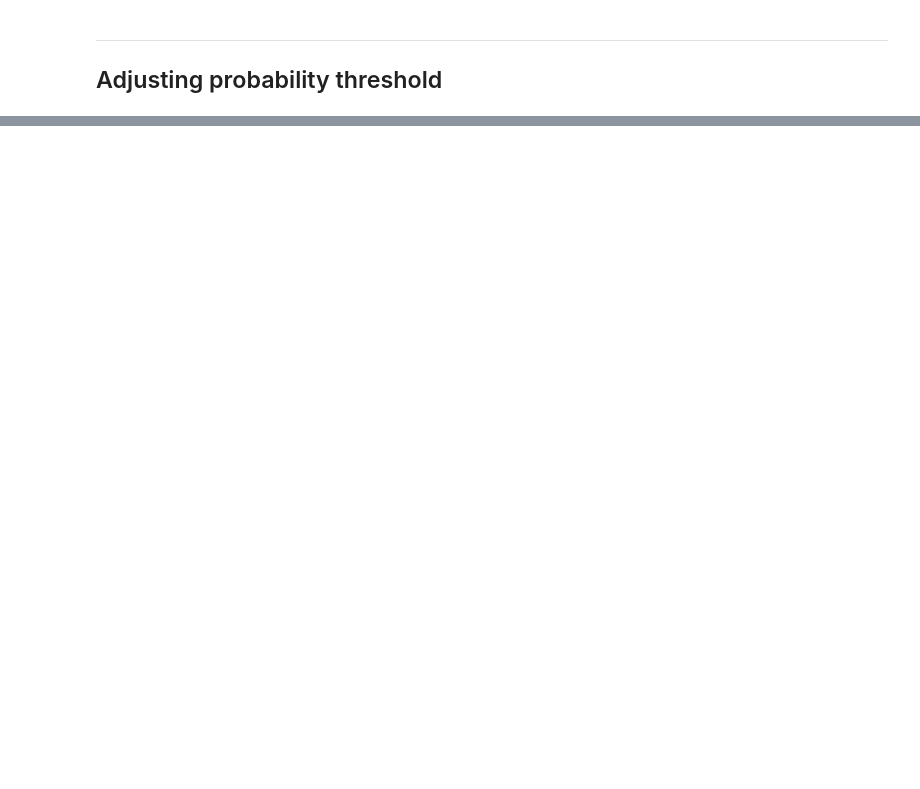
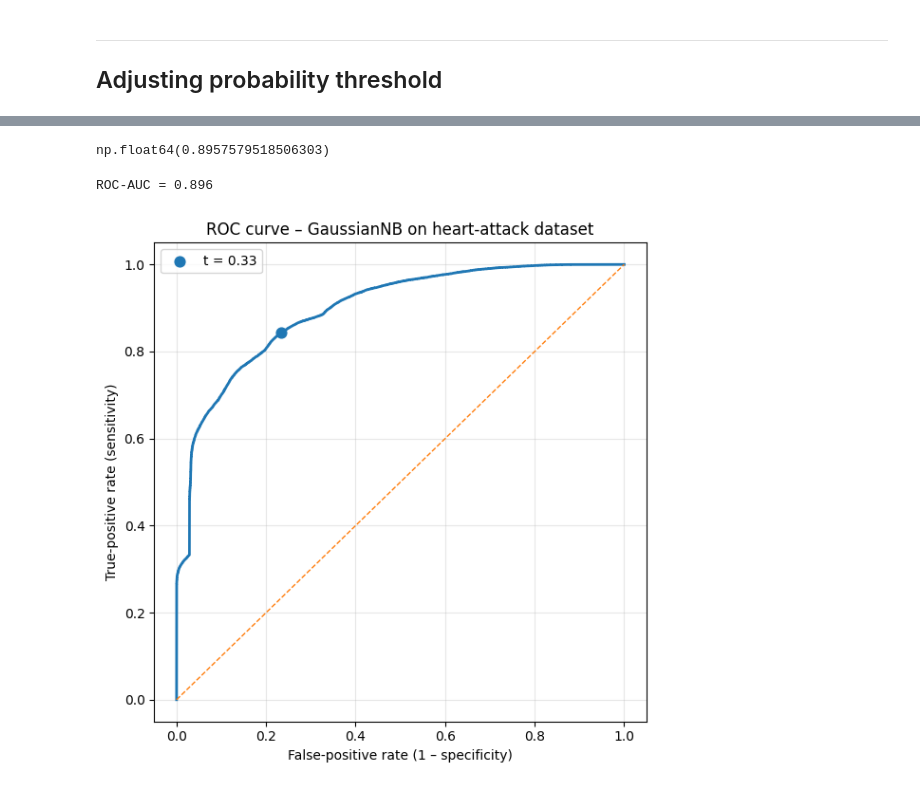
Before and after one commit to alexlafuente/heart_attack_prediction_md, a Jupyter notebook: Naive_Bayes.ipynb, the cells around one changed output, grey strips where cells are left out. Saved outputs shown, nothing was run; the diff lists cells and outputs as text; code cells hidden in the pictures; blank space fills up the shorter version.

```diff
--- a/Naive_Bayes.ipynb
+++ b/Naive_Bayes.ipynb
@@ -195,0 +197,34 @@ weighted avg       0.71      0.72      0.71      6000
+# %%
+from sklearn.metrics import roc_auc_score
+roc_auc = roc_auc_score(y_test, probs[:, 1], average="macro")
+roc_auc
+# %% [output]
+np.float64(0.8957579518506303)
+# %%
+from sklearn.metrics import roc_curve, roc_auc_score
+import matplotlib.pyplot as plt
+
+# ---- compute ROC points & AUC -------------------------------------------
+fpr, tpr, thresh = roc_curve(y_test, probs[:, 1])
+auc  = roc_auc_score(y_test, probs[:, 1])
+print(f"ROC-AUC = {auc:.3f}")
+
+# ---- plot ---------------------------------------------------------------
+plt.figure(figsize=(6, 6))
+plt.plot(fpr, tpr, lw=2)
+plt.plot([0, 1], [0, 1], ls="--", lw=1)          # chance diagonal
+plt.scatter(
+    *([fpr[(thresh>=0.329)&(thresh<=0.331)][0],
+       tpr[(thresh>=0.329)&(thresh<=0.331)][0]]),
+    marker="o", s=60, label="t = 0.33"
+)
+plt.title("ROC curve – GaussianNB on heart-attack dataset")
+plt.xlabel("False-positive rate (1 – specificity)")
+plt.ylabel("True-positive rate (sensitivity)")
+plt.legend()
+plt.grid(alpha=0.3)
+plt.tight_layout()
+plt.show()
+# %% [output]
+ROC-AUC = 0.896
+[figure, added]
```
Also changed, not shown: parts of 9 cells of this notebook, 1 other file.
